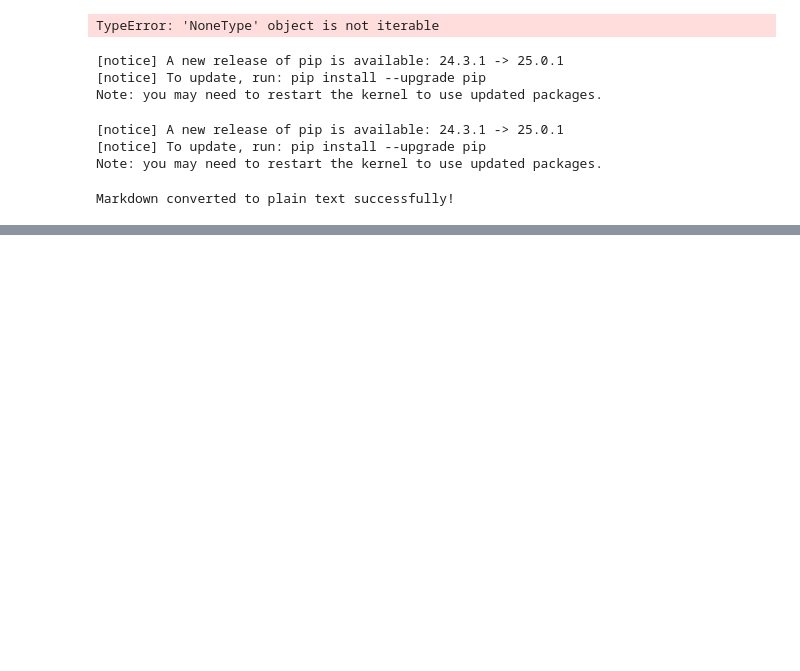
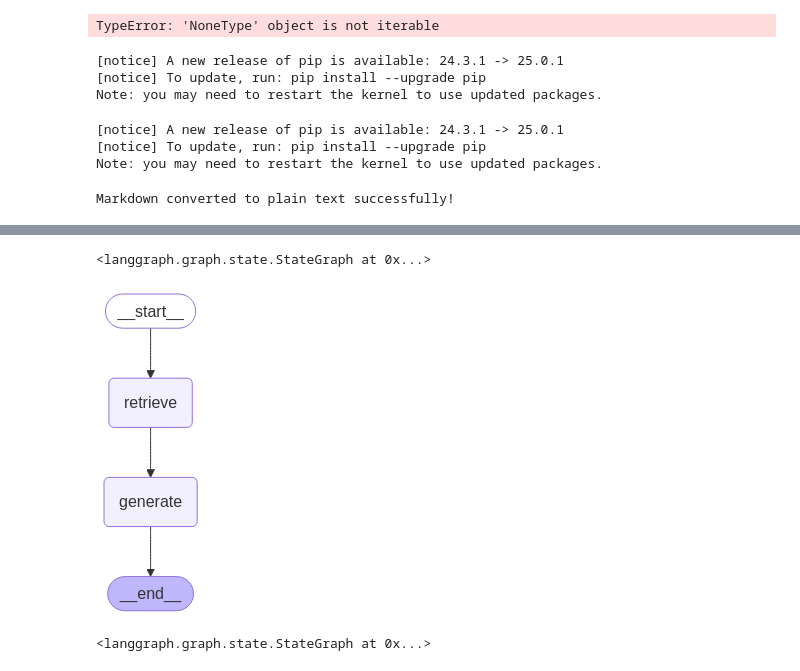
Before and after one commit to yunut/study-llm-agent, a Jupyter notebook: 2.retrieval.ipynb, the cells around one changed output, grey strips where cells are left out. Saved outputs shown, nothing was run; the diff lists cells and outputs as text; code cells hidden in the pictures; blank space fills up the shorter version.

Commit message:
lang graph complete

```diff
--- a/2.retrieval.ipynb
+++ b/2.retrieval.ipynb
@@ -149,0 +206,32 @@ from langchain_openai import OpenAIEmbeddings
+# %%
+from langchain import hub
+from langchain_openai import ChatOpenAI
+
+prompt = hub.pull('rlm/rag-prompt')
+llm = ChatOpenAI(model='gpt-4o')
+# %%
+
+def generate(state: AgentState) -> AgentState:
+    context = state['context']
+    query = state['query']
+    rag_chain = prompt | llm
+    response = rag_chain.invoke({'question': query, 'context': context})
+    return {'answer': response.content}
+# %%
+from langgraph.graph import START, END
+graph_builder.add_node('retrieve', retrieve)
+graph_builder.add_node('generate', generate)
+
+graph_builder.add_edge(START, 'retrieve')
+graph_builder.add_edge('retrieve', 'generate')
+graph_builder.add_edge('generate', END)
+# %% [output]
+<langgraph.graph.state.StateGraph at 0x...>
+# %%
+graph = graph_builder.compile()
+# %%
+from IPython.display import Image, display
+
+display(Image(graph.get_graph().draw_mermaid_png()))
+# %% [output]
+[figure, added]
@@ -149,0 +242,5 @@ from langchain_openai import OpenAIEmbeddings
+# %%
+sequence_graph_builder.add_edge(START, 'retrieve')
+sequence_graph_builder.add_edge('generate', END)
+# %% [output]
+<langgraph.graph.state.StateGraph at 0x...>
```
Also changed, not shown: parts of 14 cells of this notebook.
